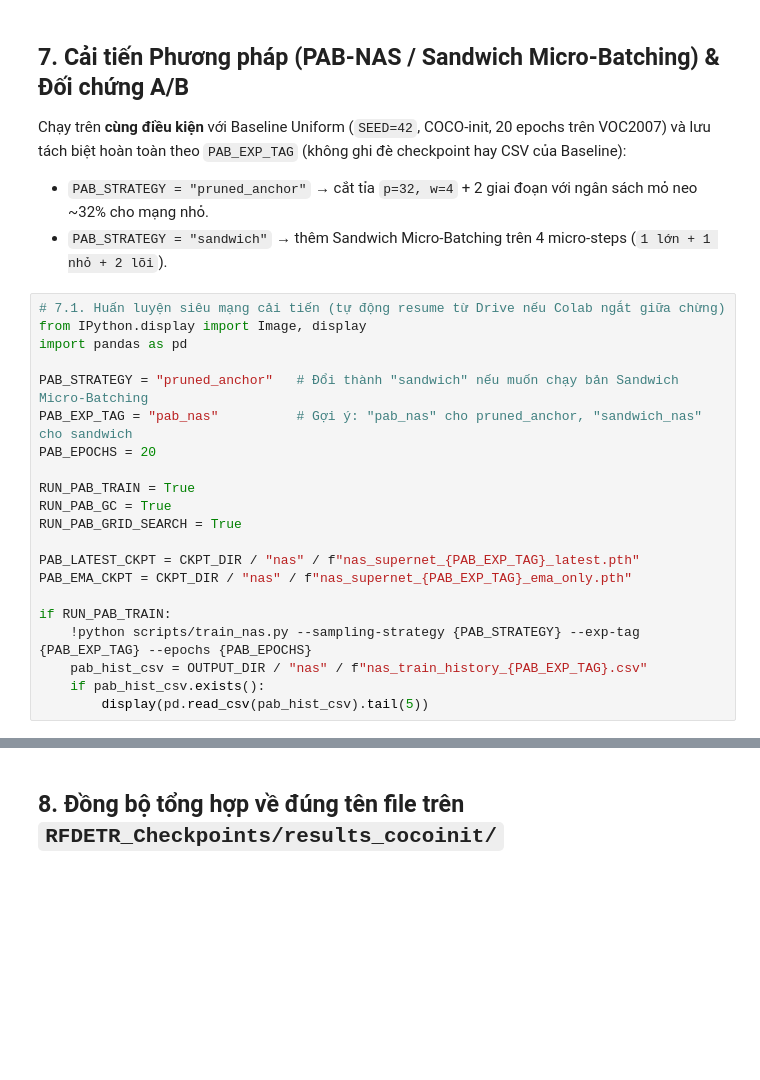
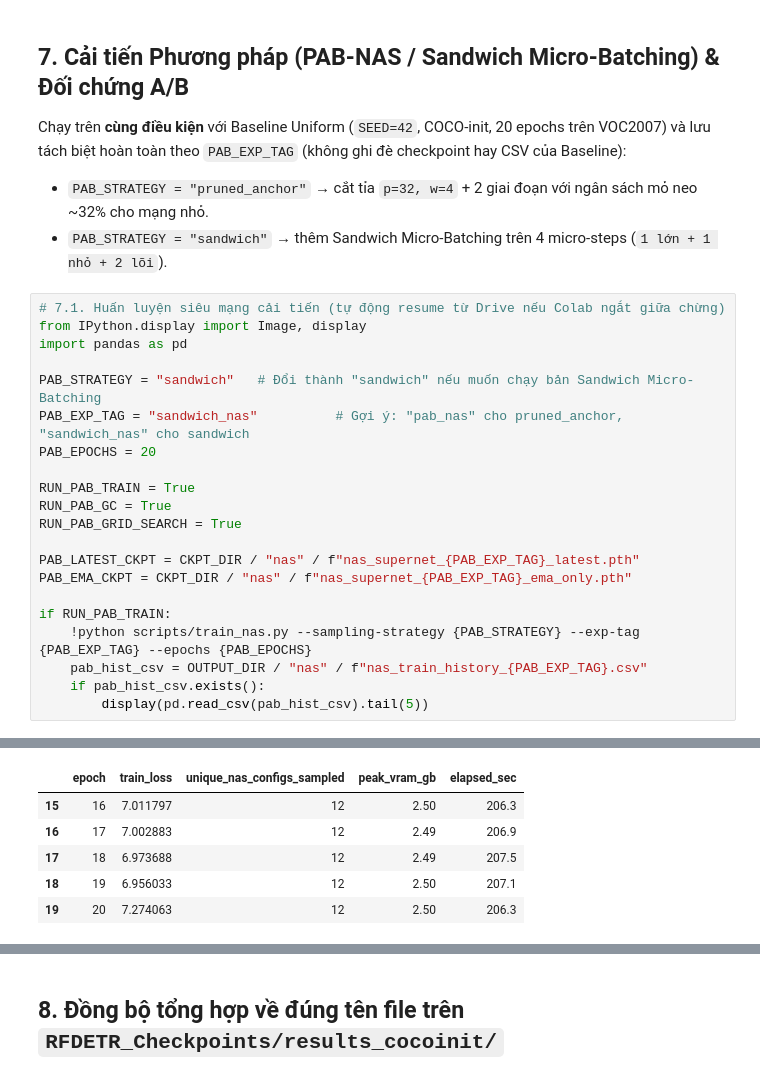
Before and after one commit to MTri1172006/RF-DETR-Reproduction, a Jupyter notebook: notebooks/colab_runner.ipynb, the cells around one changed output, grey strips where cells are left out. Cells and saved outputs as stored; diff of their text form; blank space fills up the shorter version.

```diff
--- a/notebooks/colab_runner.ipynb
+++ b/notebooks/colab_runner.ipynb
@@ -270,8 +321,8 @@ Chạy trên **cùng điều kiện** với Baseline Uniform (`SEED=42`, COCO-in
 from IPython.display import Image, display
 import pandas as pd
 
-PAB_STRATEGY = "pruned_anchor"   # Đổi thành "sandwich" nếu muốn chạy bản Sandwich Micro-Batching
-PAB_EXP_TAG = "pab_nas"          # Gợi ý: "pab_nas" cho pruned_anchor, "sandwich_nas" cho sandwich
+PAB_STRATEGY = "sandwich"   # Đổi thành "sandwich" nếu muốn chạy bản Sandwich Micro-Batching
+PAB_EXP_TAG = "sandwich_nas"          # Gợi ý: "pab_nas" cho pruned_anchor, "sandwich_nas" cho sandwich
 PAB_EPOCHS = 20
 
 RUN_PAB_TRAIN = True
@@ -286,3 +337,4 @@ if RUN_PAB_TRAIN:
     pab_hist_csv = OUTPUT_DIR / "nas" / f"nas_train_history_{PAB_EXP_TAG}.csv"
     if pab_hist_csv.exists():
         display(pd.read_csv(pab_hist_csv).tail(5))
+# %% [output]
@@ -289,3 +358,9 @@ if RUN_PAB_TRAIN:
+|  | epoch | train_loss | unique_nas_configs_sampled | peak_vram_gb | elapsed_sec |
+| 15 | 16 | 7.011797 | 12 | 2.50 | 206.3 |
+| 16 | 17 | 7.002883 | 12 | 2.49 | 206.9 |
+| 17 | 18 | 6.973688 | 12 | 2.49 | 207.5 |
+| 18 | 19 | 6.956033 | 12 | 2.50 | 207.1 |
+| 19 | 20 | 7.274063 | 12 | 2.50 | 206.3 |
 # %%
 # 7.2. Chẩn đoán Gradient Conflict & Quét lại 37 subnets Pareto cho bản cải tiến
 if RUN_PAB_GC:
```
Also changed, not shown: parts of 13 cells of this notebook.
